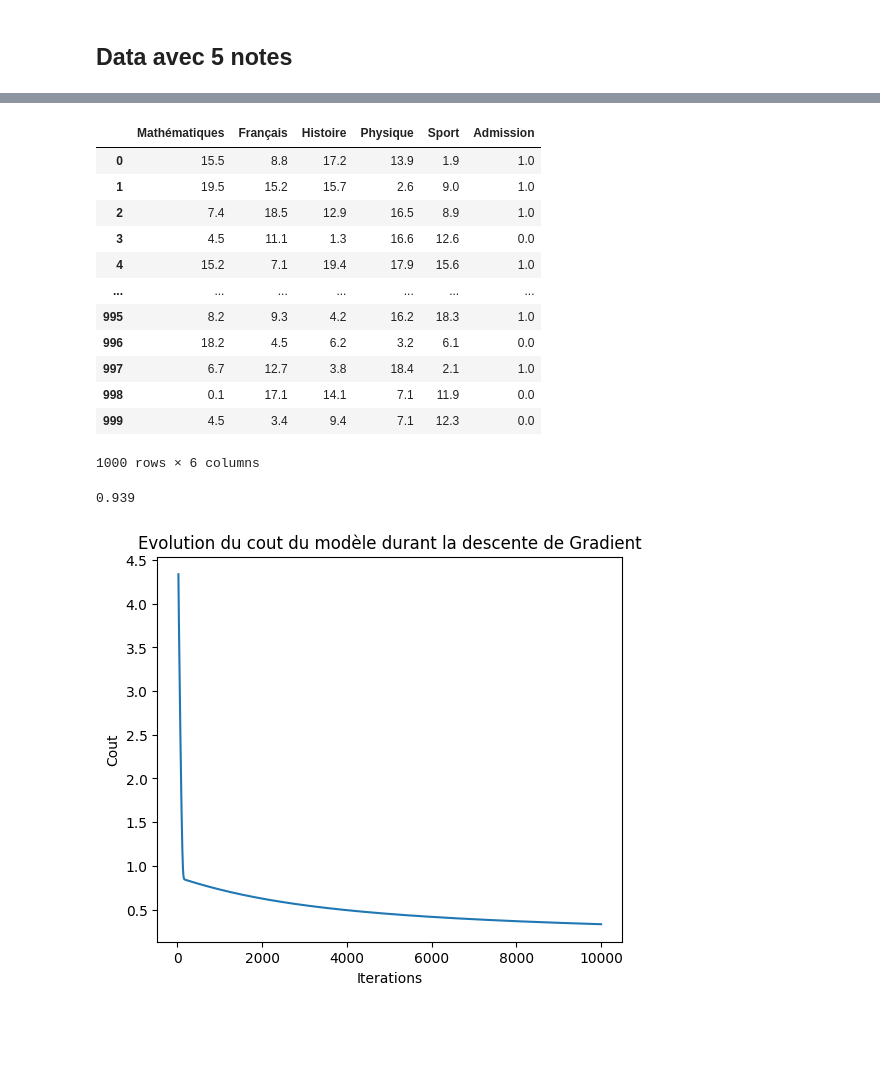
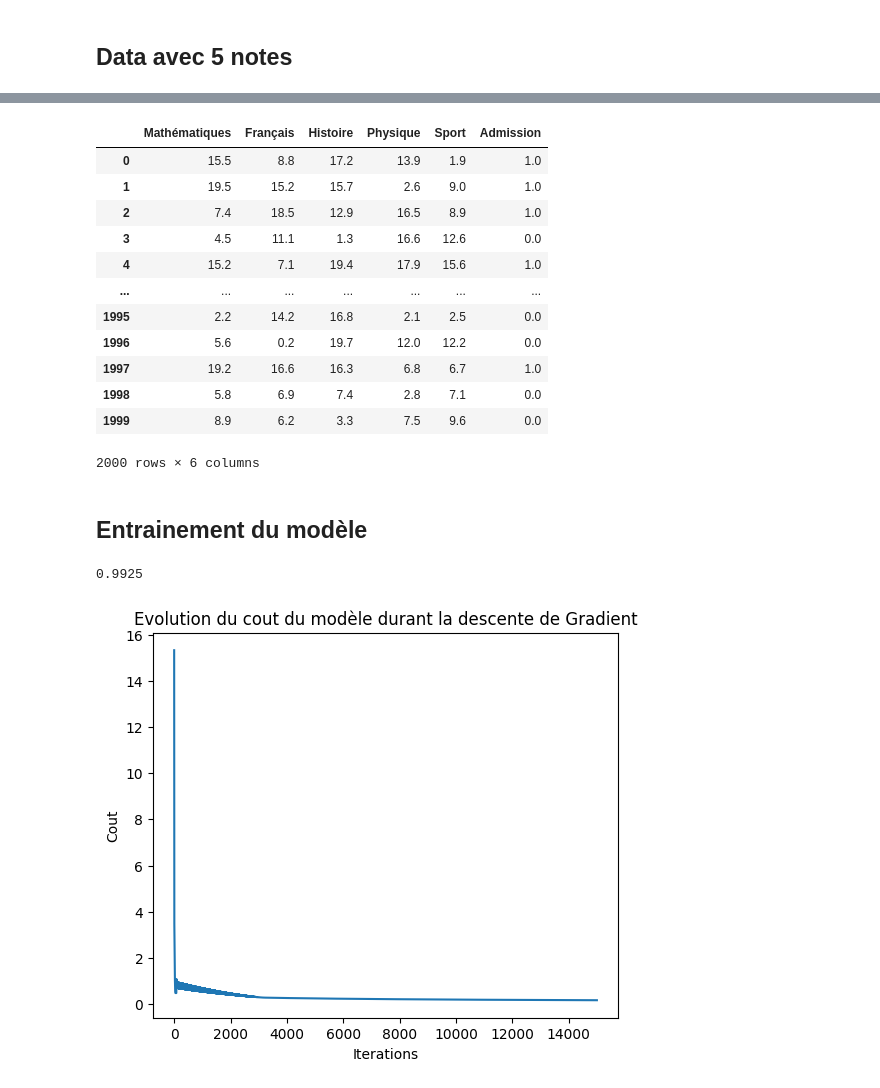
Before and after one commit to DurandAntonin/ProgrammationAvanceeFI3, a Jupyter notebook: src/TP/Exo-PredictionAdmissionsEleves.ipynb, the cells around one changed output, grey strips where cells are left out. Saved outputs shown, nothing was run; the diff lists cells and outputs as text; code cells hidden in the pictures; blank space fills up the shorter version.

```diff
--- a/src/TP/Exo-PredictionAdmissionsEleves.ipynb
+++ b/src/TP/Exo-PredictionAdmissionsEleves.ipynb
@@ -229,21 +358,22 @@ print(rn.predict(nouvelEleve))
 #on crée maintenant un dataset avec des élèves possédant 5 notes dans 5 matières différentes
 n_features = 5
 coeffMatieres = np.array([3, 2, 2, 3, 1])
+n_echantillons = 2000
+seed = 42
 
 rng = np.random.default_rng(seed)
-X1 = np.ones(shape=(n_echantillons, n_features))
-y1 = np.ones(shape=(n_echantillons,))
-print(X1.shape)
-print(y1.shape)
-
+X2 = np.ones(shape=(n_echantillons, n_features))
+y2 = np.ones(shape=(n_echantillons,))
+print(X2.shape)
+print(y2.shape)
 
 for i in range(n_echantillons):
-    X1[i,:] = np.round(rng.uniform(0,20, n_features),1)
+    X2[i,:] = np.round(rng.uniform(0,20, n_features),1)
 
-    testEleveAdmi = X1[i,:].dot(coeffMatieres) / np.sum(coeffMatieres)
+    testEleveAdmi = X2[i,:].dot(coeffMatieres) / np.sum(coeffMatieres)
     #print(X[i,:], testEleveAdmi)
-    y1[i] = testEleveAdmi >= 10
+    y2[i] = testEleveAdmi >= 10
 
-print(X1)
-print(y1)
+print(X2)
+print(y2)
 # %% [output]
@@ -267,6 +390,6 @@ print(y1)
 # %%
-df1 = pd.DataFrame({'Mathématiques': X1[:,0], 'Français': X1[:,1], 'Histoire': X1[:,2], 'Physique': X1[:,3], 'Sport': X1[:,4], 'Admission': y1})
-df1
+df2 = pd.DataFrame({'Mathématiques': X2[:,0], 'Français': X2[:,1], 'Histoire': X2[:,2], 'Physique': X2[:,3], 'Sport': X2[:,4], 'Admission': y2})
+df2
 # %% [output]
 |  | Mathématiques | Français | Histoire | Physique | Sport | Admission |
 | 0 | 15.5 | 8.8 | 17.2 | 13.9 | 1.9 | 1.0 |
@@ -275,34 +398,41 @@ df1
 | 3 | 4.5 | 11.1 | 1.3 | 16.6 | 12.6 | 0.0 |
 | 4 | 15.2 | 7.1 | 19.4 | 17.9 | 15.6 | 1.0 |
 | ... | ... | ... | ... | ... | ... | ... |
-| 995 | 8.2 | 9.3 | 4.2 | 16.2 | 18.3 | 1.0 |
-| 996 | 18.2 | 4.5 | 6.2 | 3.2 | 6.1 | 0.0 |
-| 997 | 6.7 | 12.7 | 3.8 | 18.4 | 2.1 | 1.0 |
-| 998 | 0.1 | 17.1 | 14.1 | 7.1 | 11.9 | 0.0 |
-| 999 | 4.5 | 3.4 | 9.4 | 7.1 | 12.3 | 0.0 |
+| 1995 | 2.2 | 14.2 | 16.8 | 2.1 | 2.5 | 0.0 |
+| 1996 | 5.6 | 0.2 | 19.7 | 12.0 | 12.2 | 0.0 |
+| 1997 | 19.2 | 16.6 | 16.3 | 6.8 | 6.7 | 1.0 |
+| 1998 | 5.8 | 6.9 | 7.4 | 2.8 | 7.1 | 0.0 |
+| 1999 | 8.9 | 6.2 | 3.3 | 7.5 | 9.6 | 0.0 |
-1000 rows × 6 columns
+2000 rows × 6 columns
+# %%
+#on split le dataset en 2
+pourcentDataInTrainingSet = round(0.20*n_echantillons)
+
+X2_train, y2_train = X2[:pourcentDataInTrainingSet], y2[:pourcentDataInTrainingSet]
+X2_test, y2_test = X2[pourcentDataInTrainingSet:], y2[pourcentDataInTrainingSet:]
+
+#on reshape la matrice y
+y2_train_reshape, y2_test_reshape = y2_train.reshape(y2_train.shape[0], 1), y2_test.reshape(y2_test.shape[0], 1)
+# %% [markdown]
+## Entrainement du modèle
 # %%
-#on reshape la mtatrice y
-y1 = y1.reshape(y1.shape[0], 1)
-#print(y.shape)
-
 #on crée un objet réseaux neurones, et on passe le dataset précédent pour l'entrainer et pour obtenir les bon paramètres w et b
-rn1 = ReseauNeuronesArtificiel()
-y_pred1 = rn1.fit(X1, y1, learning_rate=0.01, n_iter=10000)
+rn2 = ReseauNeuronesArtificiel()
+y2_train_pred = rn2.fit(X2_train, y2_train_reshape, learning_rate=0.025, n_iter=15000)
 
 #on affiche les performances de notre modèle
-print(accuracy_score(y1, y_pred1))
+print(accuracy_score(y2_train, y2_train_pred))
 
 #on représente graphiquement l'évolution du cout du modele
 plt.figure(figsize=(6,5))
 
-plt.plot(rn1.cout)
+plt.plot(rn2.cout)
 
 plt.title("Evolution du cout du modèle durant la descente de Gradient")
 plt.xlabel("Iterations")
 plt.ylabel("Cout")
 
 plt.show()
 # %% [output]
-0.939
+0.9925
-[figure, old version]
+[figure, new version]
```
Also changed, not shown: parts of 23 cells of this notebook, 1 other file.
